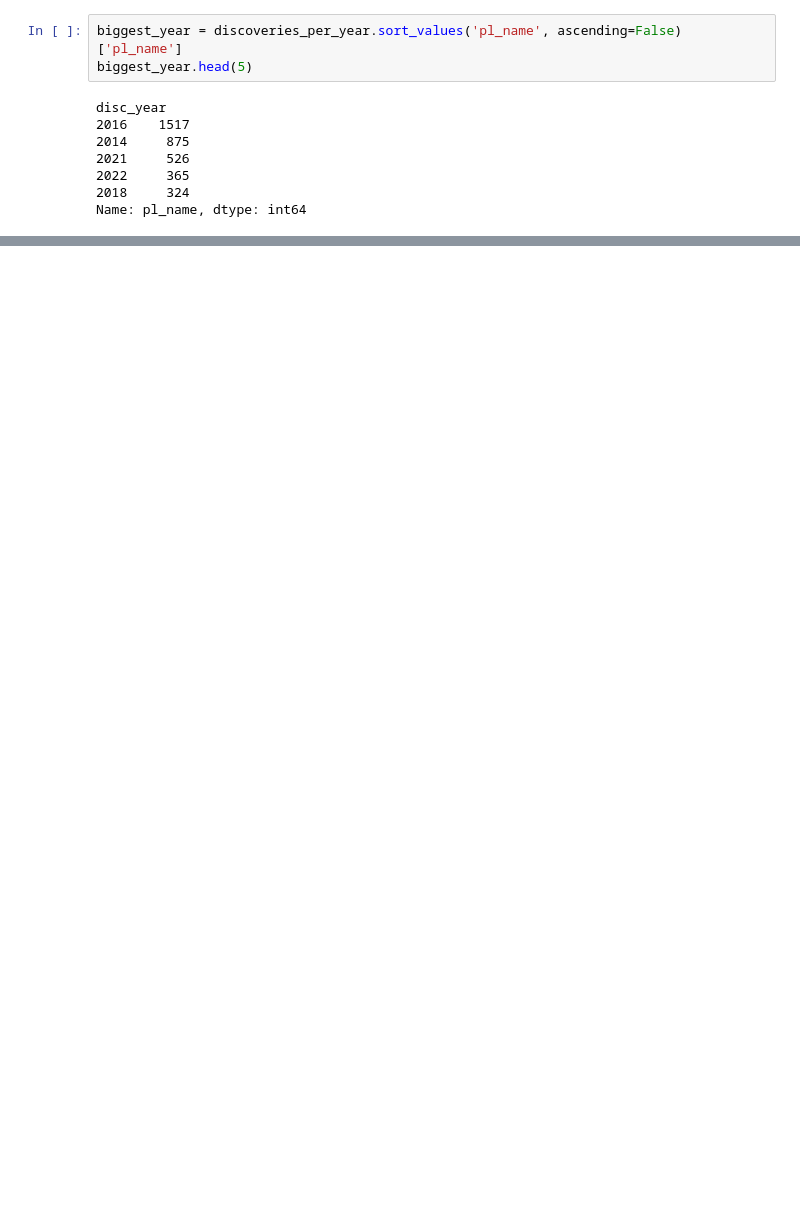
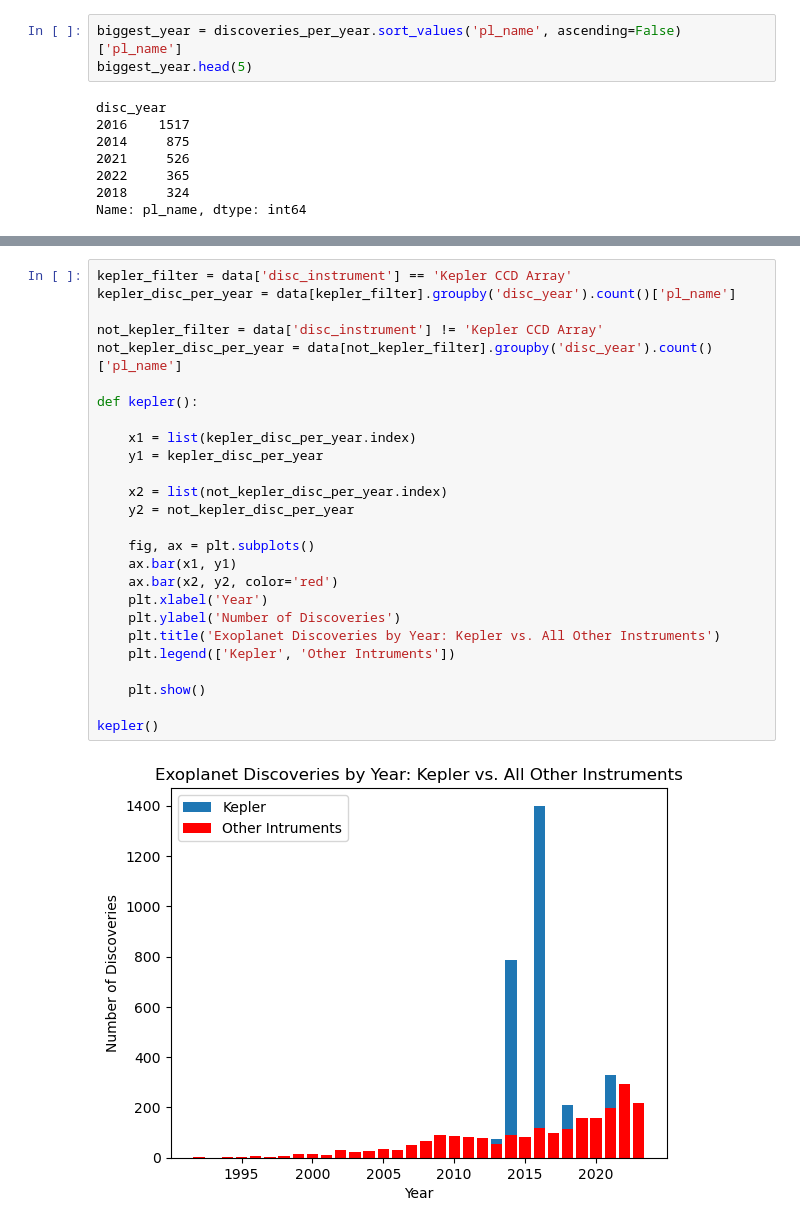
Before and after one commit to RBiebrich/NASA_Exoplanet_Data_Analysis, a Jupyter notebook: exoplanets.ipynb, the cells around one changed output, grey strips where cells are left out. Cells and saved outputs as stored; diff of their text form; blank space fills up the shorter version.

```diff
--- a/exoplanets.ipynb
+++ b/exoplanets.ipynb
@@ -69,0 +157,28 @@ Name: pl_name, dtype: int64
+# %%
+kepler_filter = data['disc_instrument'] == 'Kepler CCD Array'
+kepler_disc_per_year = data[kepler_filter].groupby('disc_year').count()['pl_name']
+
+not_kepler_filter = data['disc_instrument'] != 'Kepler CCD Array'
+not_kepler_disc_per_year = data[not_kepler_filter].groupby('disc_year').count()['pl_name']
+
+def kepler():
+
+    x1 = list(kepler_disc_per_year.index)
+    y1 = kepler_disc_per_year
+
+    x2 = list(not_kepler_disc_per_year.index)
+    y2 = not_kepler_disc_per_year
+
+    fig, ax = plt.subplots()
+    ax.bar(x1, y1)
+    ax.bar(x2, y2, color='red')
+    plt.xlabel('Year')
+    plt.ylabel('Number of Discoveries')
+    plt.title('Exoplanet Discoveries by Year: Kepler vs. All Other Instruments')
+    plt.legend(['Kepler', 'Other Intruments'])
+
+    plt.show()
+
+kepler()
+# %% [output]
+[figure, added]
```
Also changed, not shown: parts of 17 cells of this notebook, 1 other file.
